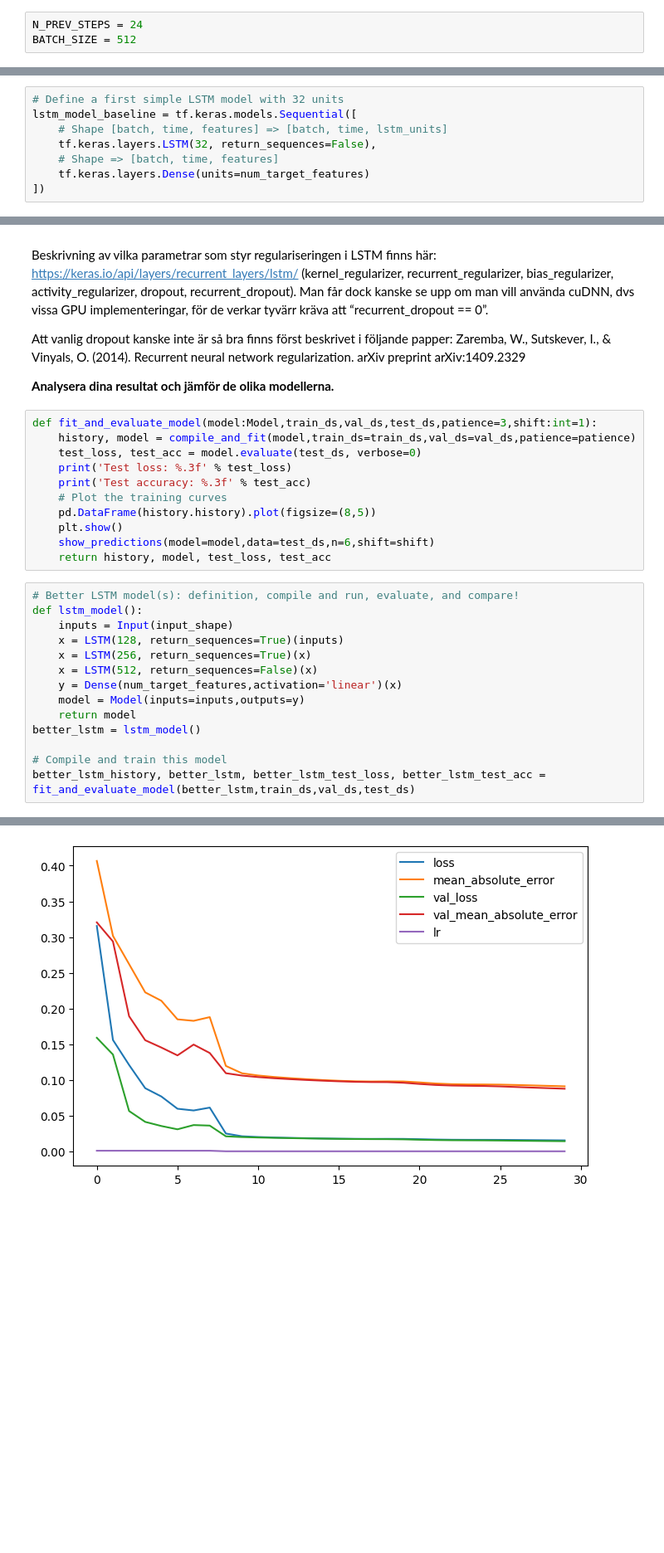
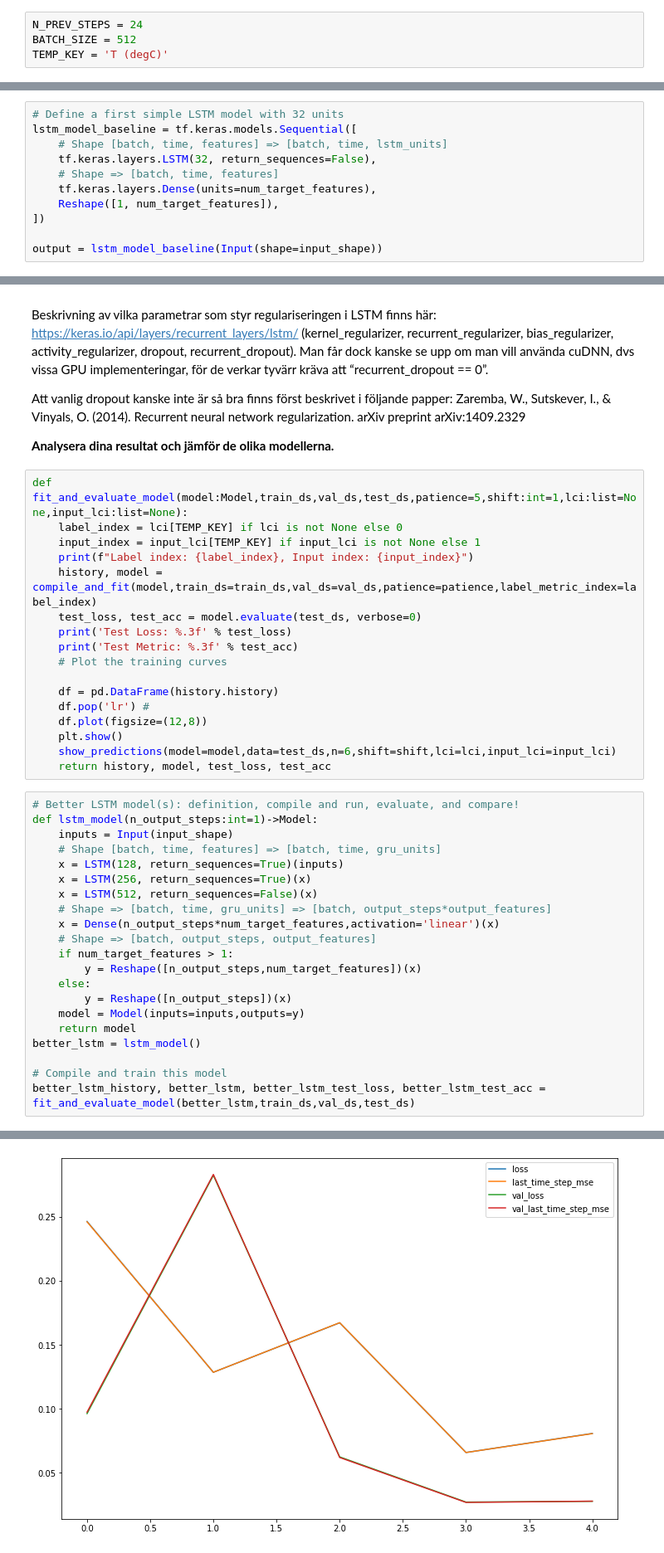
Before and after one commit to Tottowich/AppliedDL-LP4, a Jupyter notebook: 5TF078_Laboration_3_om_Tidsserier_RNN.ipynb, the cells around one changed output, grey strips where cells are left out. Shown at 83% size. Saved outputs shown, nothing was run; the diff lists cells and outputs as text; blank space fills up the shorter version.

```diff
--- a/5TF078_Laboration_3_om_Tidsserier_RNN.ipynb
+++ b/5TF078_Laboration_3_om_Tidsserier_RNN.ipynb
@@ -97,6 +111,7 @@ zsh:1: command not found: nvidia-smi
 # %%
 N_PREV_STEPS = 24
 BATCH_SIZE = 512
+TEMP_KEY = 'T (degC)'
 # %% [markdown]
 ## Som data används väderdata
 
@@ -529,8 +540,11 @@ lstm_model_baseline = tf.keras.models.Sequential([
     # Shape [batch, time, features] => [batch, time, lstm_units]
     tf.keras.layers.LSTM(32, return_sequences=False),
     # Shape => [batch, time, features]
-    tf.keras.layers.Dense(units=num_target_features)
+    tf.keras.layers.Dense(units=num_target_features),
+    Reshape([1, num_target_features]),
 ])
+
+output = lstm_model_baseline(Input(shape=input_shape))
 # %% [markdown]
 Compile and train this model, and then plot the training curves. That is, the following graph shows the baseline LSTM model with a 24 sized(timepoints) array as input and a 1 sized output prediction(next timepoint).
 # %%
@@ -704,24 +740,37 @@ Zaremba, W., Sutskever, I., & Vinyals, O. (2014). Recurrent neural network regul
 
 **Analysera dina resultat och jämför de olika modellerna.**
 # %%
-def fit_and_evaluate_model(model:Model,train_ds,val_ds,test_ds,patience=3,shift:int=1):
-    history, model = compile_and_fit(model,train_ds=train_ds,val_ds=val_ds,patience=patience)
+def fit_and_evaluate_model(model:Model,train_ds,val_ds,test_ds,patience=5,shift:int=1,lci:list=None,input_lci:list=None):
+    label_index = lci[TEMP_KEY] if lci is not None else 0
+    input_index = input_lci[TEMP_KEY] if input_lci is not None else 1
+    print(f"Label index: {label_index}, Input index: {input_index}")
+    history, model = compile_and_fit(model,train_ds=train_ds,val_ds=val_ds,patience=patience,label_metric_index=label_index)
     test_loss, test_acc = model.evaluate(test_ds, verbose=0)
-    print('Test loss: %.3f' % test_loss)
-    print('Test accuracy: %.3f' % test_acc)
+    print('Test Loss: %.3f' % test_loss)
+    print('Test Metric: %.3f' % test_acc)
     # Plot the training curves
-    pd.DataFrame(history.history).plot(figsize=(8,5))
+
+    df = pd.DataFrame(history.history)
+    df.pop('lr') #
+    df.plot(figsize=(12,8))
     plt.show()
-    show_predictions(model=model,data=test_ds,n=6,shift=shift)
+    show_predictions(model=model,data=test_ds,n=6,shift=shift,lci=lci,input_lci=input_lci)
     return history, model, test_loss, test_acc
 # %%
 # Better LSTM model(s): definition, compile and run, evaluate, and compare!
-def lstm_model():
+def lstm_model(n_output_steps:int=1)->Model:
     inputs = Input(input_shape)
+    # Shape [batch, time, features] => [batch, time, gru_units]
     x = LSTM(128, return_sequences=True)(inputs)
     x = LSTM(256, return_sequences=True)(x)
     x = LSTM(512, return_sequences=False)(x)
-    y = Dense(num_target_features,activation='linear')(x)
+    # Shape => [batch, time, gru_units] => [batch, output_steps*output_features]
+    x = Dense(n_output_steps*num_target_features,activation='linear')(x)
+    # Shape => [batch, output_steps, output_features]
+    if num_target_features > 1:
+        y = Reshape([n_output_steps,num_target_features])(x)
+    else:
+        y = Reshape([n_output_steps])(x)
     model = Model(inputs=inputs,outputs=y)
     return model
 better_lstm = lstm_model()
@@ -749 +794 @@ Test accuracy: 0.088
-[figure, old version]
+[figure, new version]
```
Also changed, not shown: parts of 40 cells of this notebook, 2 other files.
